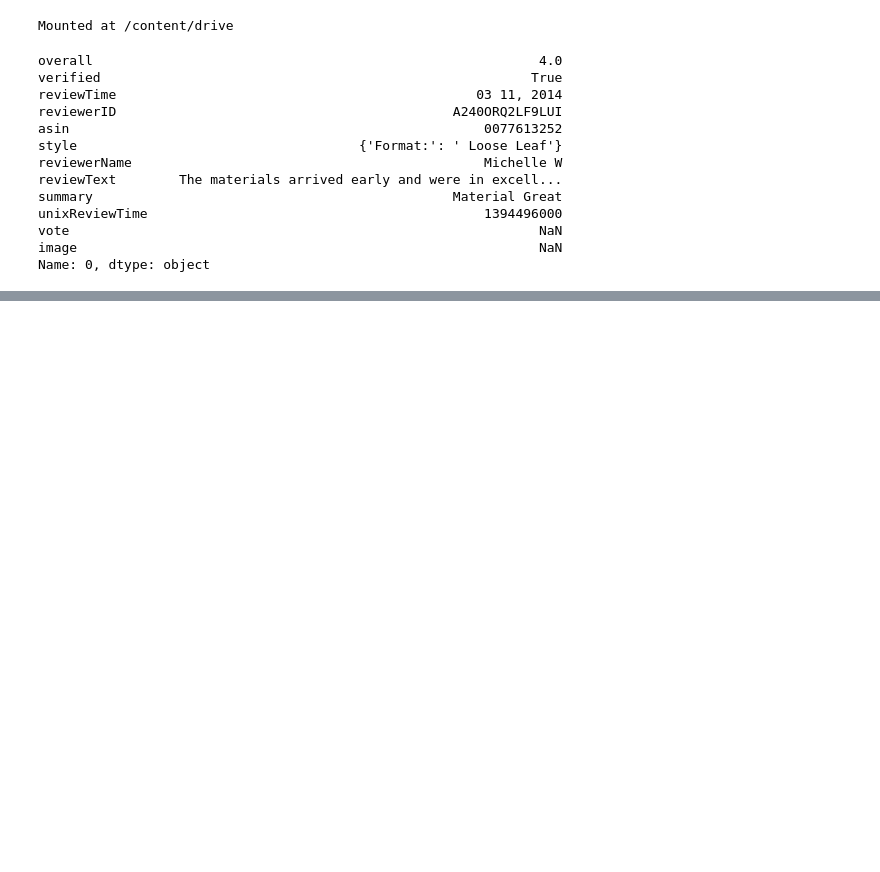
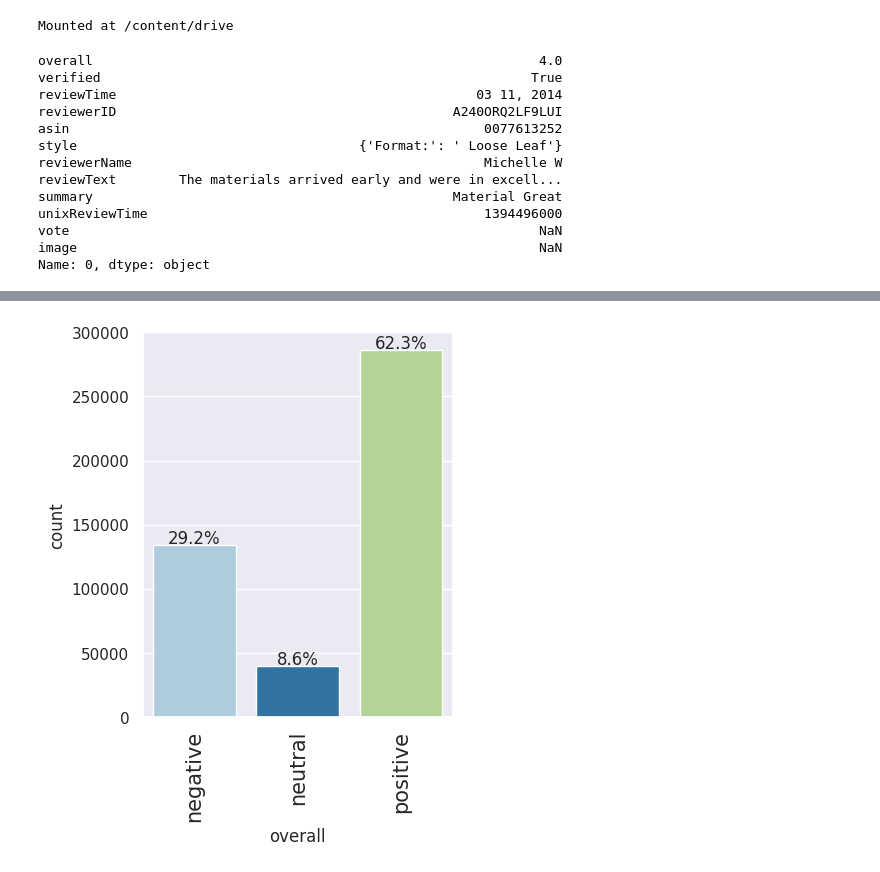
Before and after one commit to cfreeman22/D213, a Jupyter notebook: d213_task2_b.ipynb, the cells around one changed output, grey strips where cells are left out. Drawn from its saved outputs; the diff is of its cells as text; code cells hidden in the pictures; blank space fills up the shorter version.

```diff
--- a/d213_task2_b.ipynb
+++ b/d213_task2_b.ipynb
@@ -50,0 +212,4 @@ Name: 0, dtype: object
+# %%
+data['overall'] = data['overall'].replace({4: 'positive', 5: 'positive'})
+# %%
+data['overall'] = data['overall'].replace({3: 'neutral'})
@@ -50,0 +331,4 @@ Name: 0, dtype: object
+# %%
+labeled_barplot(data, "overall", perc=True)
+# %% [output]
+[figure, added]
```
Also changed, not shown: parts of 23 cells of this notebook.
